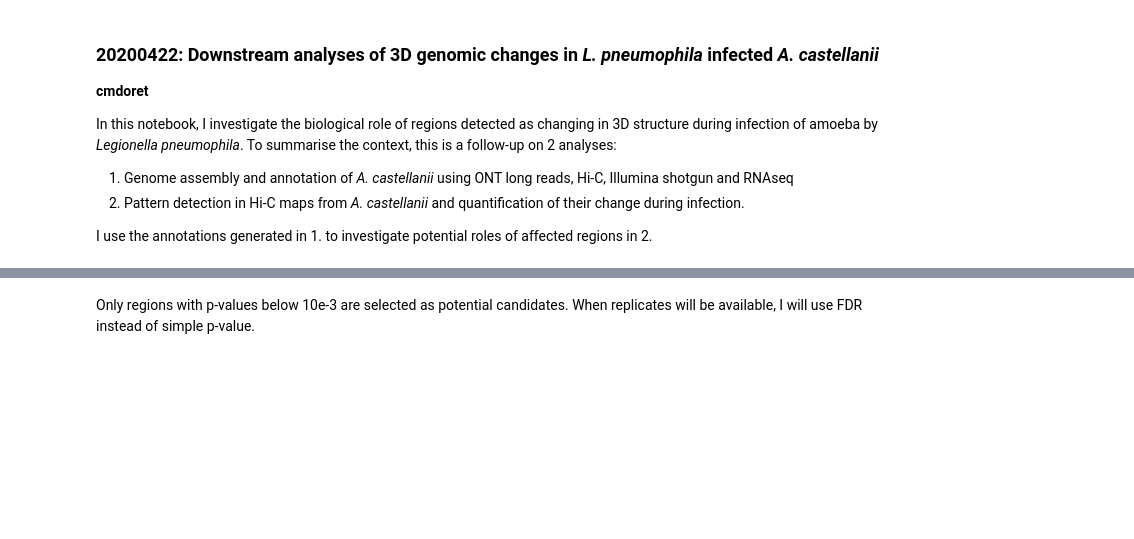
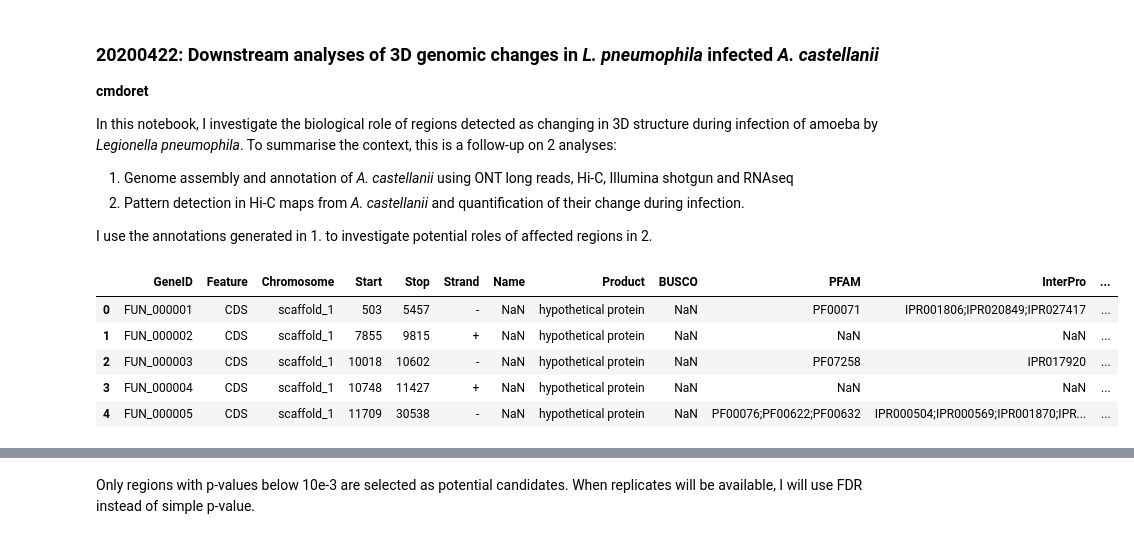
Before and after one commit to cmdoret/Acastellanii_legionella_infection, a Jupyter notebook: docs/notebooks/differential_contacts_annot.ipynb, the cells around one changed output, grey strips where cells are left out. Cells and saved outputs as stored; diff of their text form; code cells hidden in the pictures; blank space fills up the shorter version.

```diff
--- a/docs/notebooks/differential_contacts_annot.ipynb
+++ b/docs/notebooks/differential_contacts_annot.ipynb
@@ -34,9 +34,19 @@ healthy_bedgraph = pd.read_csv(out + 'all_signals_AT421.bedgraph', sep='\t')
 diff_borders = pd.read_csv(out + 'pareidolia/borders_change_infection_time.tsv', sep='\t')
 diff_loops = pd.read_csv(out + 'pareidolia/loops_change_infection_time.tsv', sep='\t')
 genes = pd.read_csv(indir + 'annotations/c3_annotations/Acanthamoeba_castellanii.annotations.txt', sep='\t')
+genes = genes.rename(columns={"Contig": "Chromosome"})
 # Remove genes which do not have an entrez id
 #genes = genes.loc[~np.isnan(genes.entrezgene_id), :]
 #genes.entrezgene_id = genes.entrezgene_id.astype(int)
+# %%
+genes.head()
+# %% [output]
+|  | GeneID | Feature | Chromosome | Start | Stop | Strand | Name | Product | BUSCO | PFAM | InterPro | ... |
+| 0 | FUN_000001 | CDS | scaffold_1 | 503 | 5457 | - | NaN | hypothetical protein | NaN | PF00071 | IPR001806;IPR020849;IPR027417 | ... |
+| 1 | FUN_000002 | CDS | scaffold_1 | 7855 | 9815 | + | NaN | hypothetical protein | NaN | NaN | NaN | ... |
+| 2 | FUN_000003 | CDS | scaffold_1 | 10018 | 10602 | - | NaN | hypothetical protein | NaN | PF07258 | IPR017920 | ... |
+| 3 | FUN_000004 | CDS | scaffold_1 | 10748 | 11427 | + | NaN | hypothetical protein | NaN | NaN | NaN | ... |
+| 4 | FUN_000005 | CDS | scaffold_1 | 11709 | 30538 | - | NaN | hypothetical protein | NaN | PF00076;PF00622;PF00632 | IPR000504;IPR000569;IPR001870;IPR... | ... |
 # %%
 # Manage cools, merge samples by condition to increase coverage in visualisations
 def gather_and_merge_cools(condition: str, merged_out: str):
```
Also changed, not shown: parts of 8 cells of this notebook.
